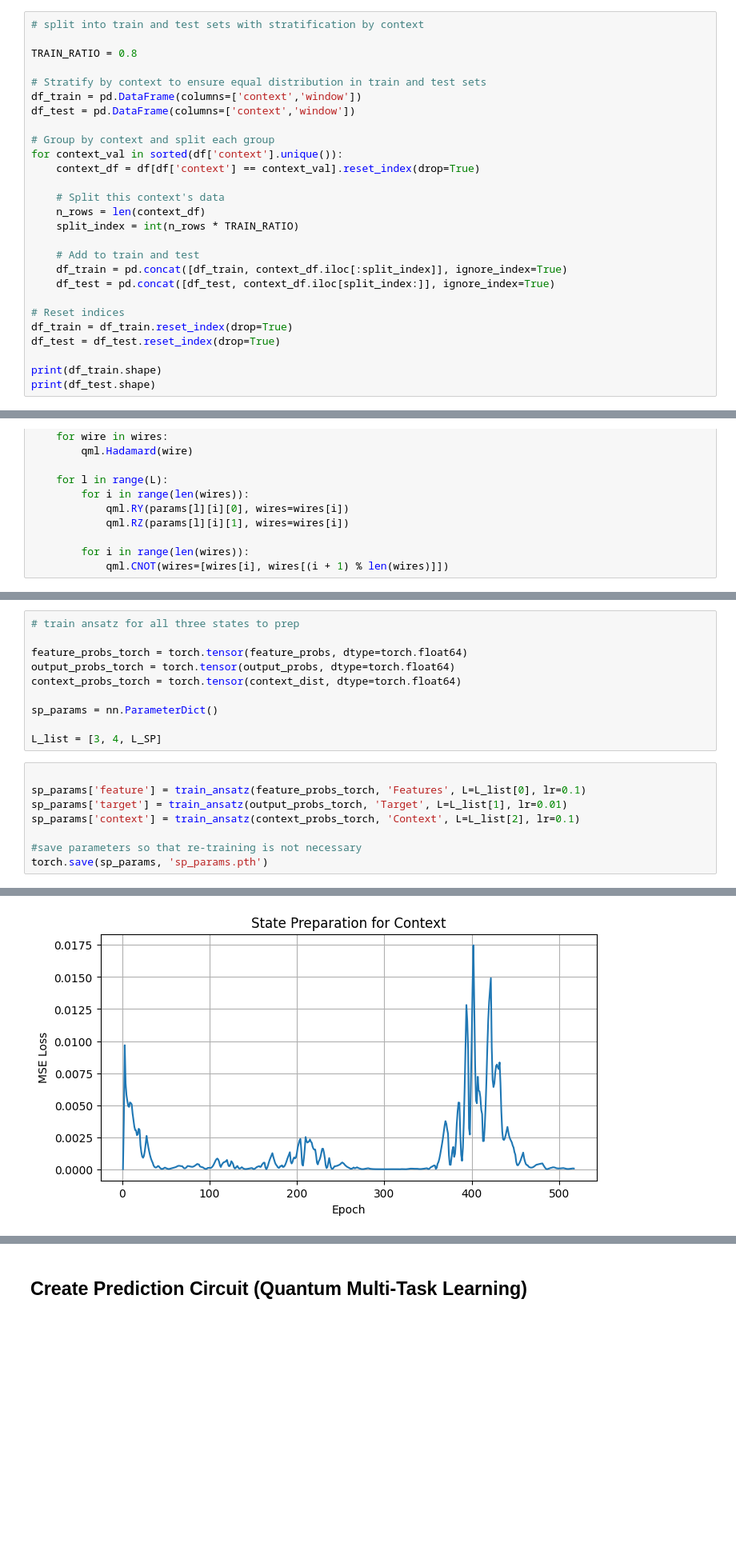
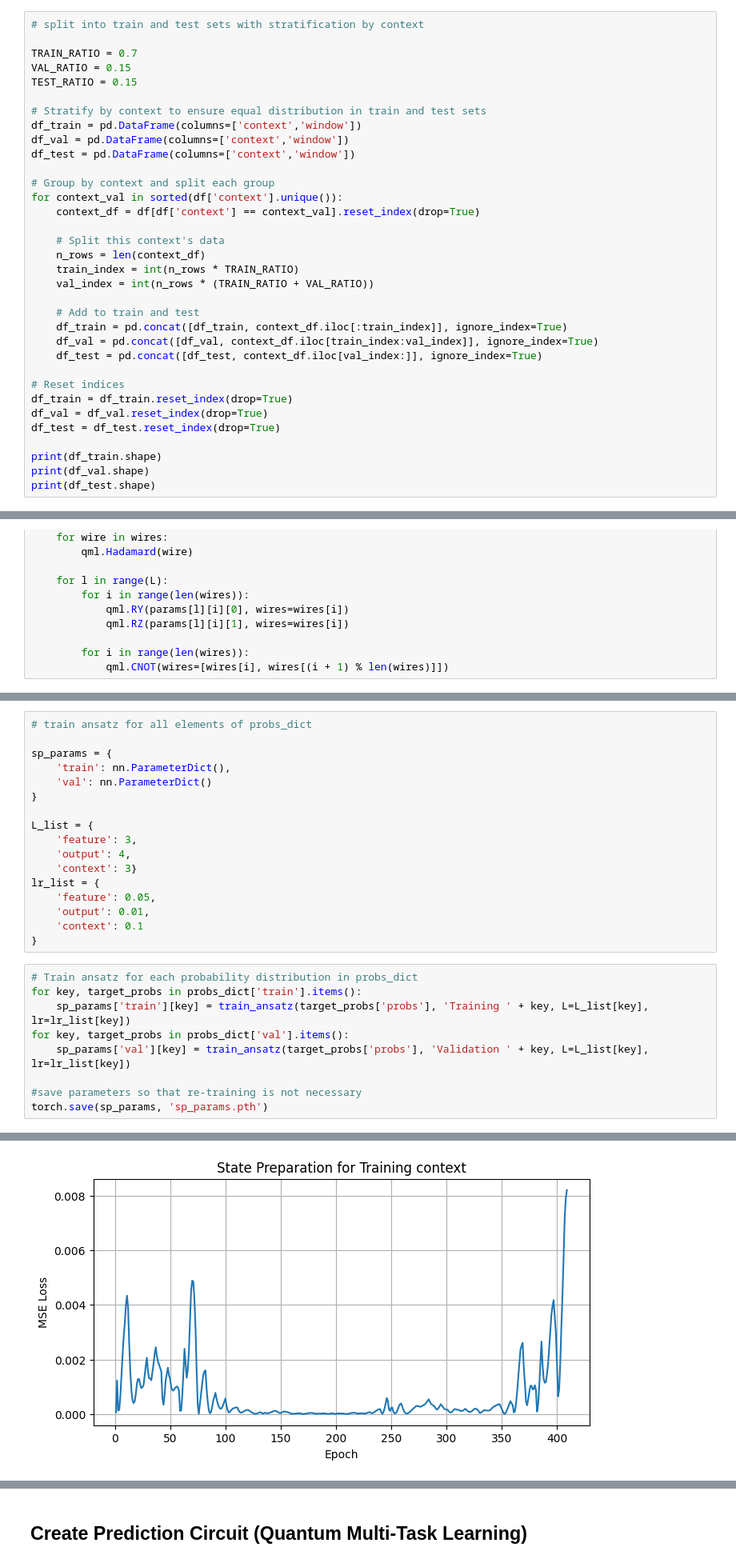
Before and after one commit to Rishivarshil/osuquantumclub, a Jupyter notebook: qmtl.ipynb, the cells around one changed output, grey strips where cells are left out. Shown at 80% size. Cells and saved outputs as stored; diff of their text form; blank space fills up the shorter version.

```diff
--- a/qmtl.ipynb
+++ b/qmtl.ipynb
@@ -72,10 +71,13 @@ print(df.head(15))
 # %%
 # split into train and test sets with stratification by context
 
-TRAIN_RATIO = 0.8
+TRAIN_RATIO = 0.7
+VAL_RATIO = 0.15
+TEST_RATIO = 0.15
 
 # Stratify by context to ensure equal distribution in train and test sets
 df_train = pd.DataFrame(columns=['context','window'])
+df_val = pd.DataFrame(columns=['context','window'])
 df_test = pd.DataFrame(columns=['context','window'])
 
 # Group by context and split each group
@@ -84,16 +86,20 @@ for context_val in sorted(df['context'].unique()):
 
     # Split this context's data
     n_rows = len(context_df)
-    split_index = int(n_rows * TRAIN_RATIO)
+    train_index = int(n_rows * TRAIN_RATIO)
+    val_index = int(n_rows * (TRAIN_RATIO + VAL_RATIO))
 
     # Add to train and test
-    df_train = pd.concat([df_train, context_df.iloc[:split_index]], ignore_index=True)
-    df_test = pd.concat([df_test, context_df.iloc[split_index:]], ignore_index=True)
+    df_train = pd.concat([df_train, context_df.iloc[:train_index]], ignore_index=True)
+    df_val = pd.concat([df_val, context_df.iloc[train_index:val_index]], ignore_index=True)
+    df_test = pd.concat([df_test, context_df.iloc[val_index:]], ignore_index=True)
 
 # Reset indices
 df_train = df_train.reset_index(drop=True)
+df_val = df_val.reset_index(drop=True)
 df_test = df_test.reset_index(drop=True)
 
 print(df_train.shape)
+print(df_val.shape)
 print(df_test.shape)
 # %% [output]
@@ -413,20 +343,28 @@ def train_ansatz(target_probs, name, L=L_SP, lr=LEARNING_RATE_SP):
 
     return best_params_sp
 # %%
-# train ansatz for all three states to prep
+# train ansatz for all elements of probs_dict
 
-feature_probs_torch = torch.tensor(feature_probs, dtype=torch.float64)
-output_probs_torch = torch.tensor(output_probs, dtype=torch.float64)
-context_probs_torch = torch.tensor(context_dist, dtype=torch.float64)
+sp_params = {
+    'train': nn.ParameterDict(),
+    'val': nn.ParameterDict()
+}
 
-sp_params = nn.ParameterDict()
-
-L_list = [3, 4, L_SP]
+L_list = {
+    'feature': 3,
+    'output': 4,
+    'context': 3}
+lr_list = {
+    'feature': 0.05,
+    'output': 0.01,
+    'context': 0.1
+}
 # %%
-
-sp_params['feature'] = train_ansatz(feature_probs_torch, 'Features', L=L_list[0], lr=0.1)
-sp_params['target'] = train_ansatz(output_probs_torch, 'Target', L=L_list[1], lr=0.01)
-sp_params['context'] = train_ansatz(context_probs_torch, 'Context', L=L_list[2], lr=0.1)
+# Train ansatz for each probability distribution in probs_dict
+for key, target_probs in probs_dict['train'].items():
+    sp_params['train'][key] = train_ansatz(target_probs['probs'], 'Training ' + key, L=L_list[key], lr=lr_list[key])
+for key, target_probs in probs_dict['val'].items():
+    sp_params['val'][key] = train_ansatz(target_probs['probs'], 'Validation ' + key, L=L_list[key], lr=lr_list[key])
 
 #save parameters so that re-training is not necessary
 torch.save(sp_params, 'sp_params.pth')
@@ -489 +427 @@ Early stopping at epoch 517 (no improvement for 200 epochs).
-[figure, old version]
+[figure, new version]
```
Also changed, not shown: parts of 14 cells of this notebook, 4 other files.
